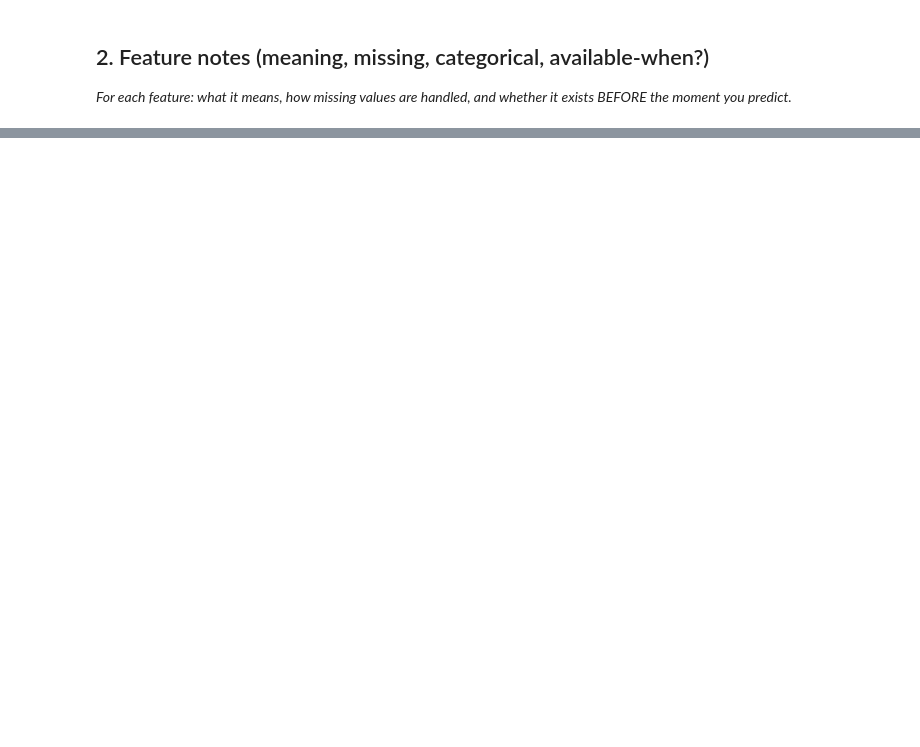
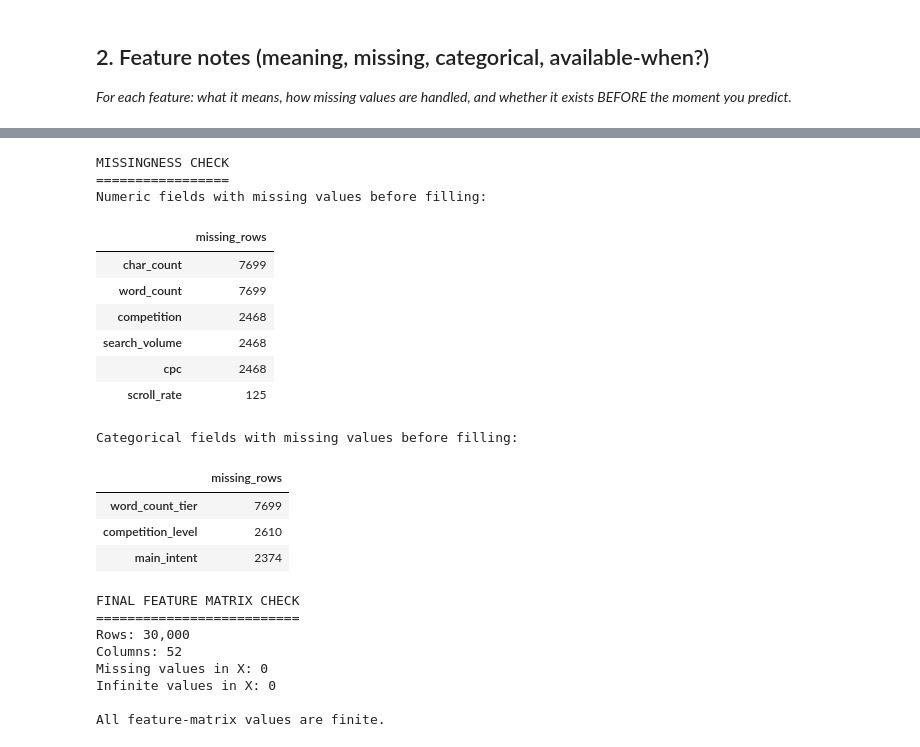
Before and after one commit to Asif-Ahmed-Rezvi/flyrank-internship-ml, a Jupyter notebook: work/notebooks/w03_feature_leakage_check.ipynb, the cells around one changed output, grey strips where cells are left out. Saved outputs shown, nothing was run; the diff lists cells and outputs as text; code cells hidden in the pictures; blank space fills up the shorter version.

Commit message:
feat: complete W03 feature vector and leakage audit

```diff
--- a/work/notebooks/w03_feature_leakage_check.ipynb
+++ b/work/notebooks/w03_feature_leakage_check.ipynb
@@ -36,0 +321,75 @@ This skeleton is yours to fill. Work the sections **in order** — each one has
+# %%
+# This cell is for CODE (numbers, a query, a check).
+# Write your text answer in the cell ABOVE this one — typing sentences here breaks Run All.
+# Inspect missingness and confirm that the feature vector
+# contains only the intended model feature groups.
+
+print("MISSINGNESS CHECK")
+print("=================")
+
+numeric_missing = (
+    feature_df[MODEL_NUMERIC_FEATURES]
+    .isna()
+    .sum()
+    .sort_values(ascending=False)
+)
+
+print("Numeric fields with missing values before filling:")
+display(
+    numeric_missing[numeric_missing > 0].to_frame("missing_rows")
+)
+
+categorical_missing = (
+    feature_df[MODEL_CATEGORICAL_FEATURES]
+    .isna()
+    .sum()
+    .sort_values(ascending=False)
+)
+
+print("\nCategorical fields with missing values before filling:")
+display(
+    categorical_missing[categorical_missing > 0].to_frame("missing_rows")
+)
+
+
+print("\nFINAL FEATURE MATRIX CHECK")
+print("==========================")
+
+print(f"Rows: {len(X):,}")
+print(f"Columns: {X.shape[1]:,}")
+print(f"Missing values in X: {int(X.isna().sum().sum())}")
+print(
+    f"Infinite values in X: "
+    f"{int(np.isinf(X.select_dtypes(include=[np.number])).sum().sum())}"
+)
+
+assert X.isna().sum().sum() == 0
+assert np.isinf(
+    X.select_dtypes(include=[np.number])
+).sum().sum() == 0
+
+print("\nAll feature-matrix values are finite.")
+# %% [output]
+MISSINGNESS CHECK
+=================
+Numeric fields with missing values before filling:
+|  | missing_rows |
+| char_count | 7699 |
+| word_count | 7699 |
+| competition | 2468 |
+| search_volume | 2468 |
+| cpc | 2468 |
+| scroll_rate | 125 |
+Categorical fields with missing values before filling:
+|  | missing_rows |
+| word_count_tier | 7699 |
+| competition_level | 2610 |
+| main_intent | 2374 |
+FINAL FEATURE MATRIX CHECK
+==========================
+Rows: 30,000
+Columns: 52
+Missing values in X: 0
+Infinite values in X: 0
+
+All feature-matrix values are finite.
```
Also changed, not shown: parts of 15 cells of this notebook.
